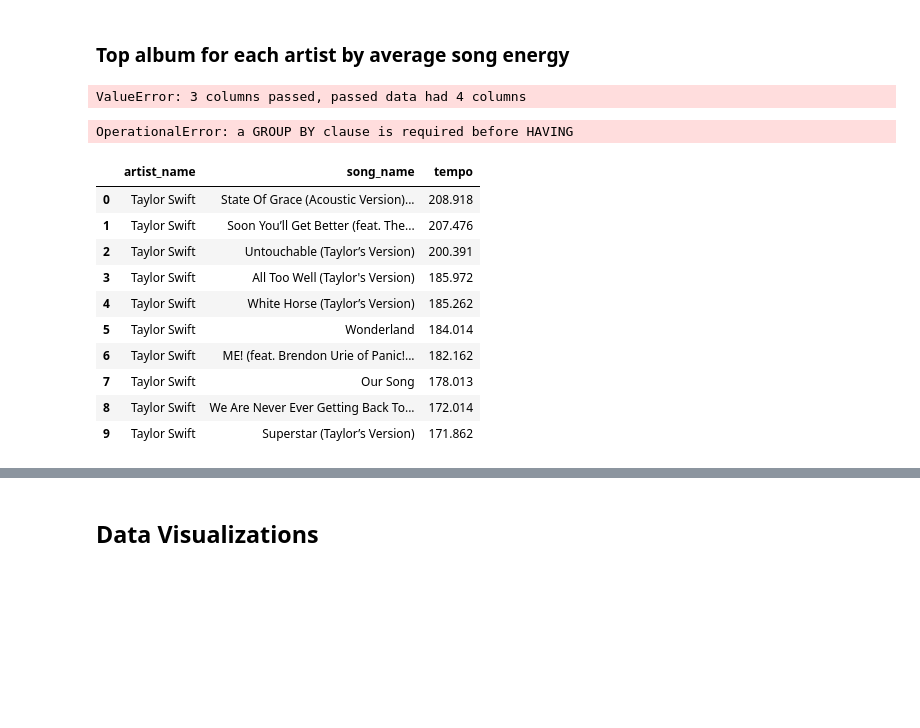
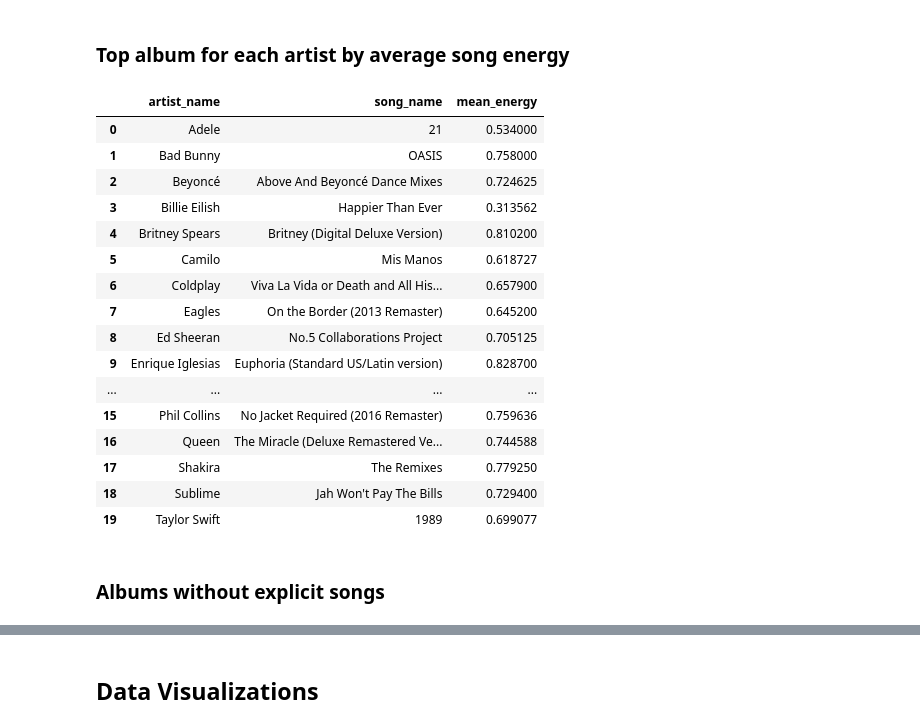
Before and after one commit to vmorenocosta/vanguard_de_project, a Jupyter notebook: submission/notebooks/p2_data_visualization.ipynb, the cells around one changed output, grey strips where cells are left out. Saved outputs shown, nothing was run; the diff lists cells and outputs as text; code cells hidden in the pictures; blank space fills up the shorter version.

```diff
--- a/submission/notebooks/p2_data_visualization.ipynb
+++ b/submission/notebooks/p2_data_visualization.ipynb
@@ -204,9 +181 @@ query_top_1_album_by_artist_by_mean_song_energy = """
     """
-# %%
-retrieve_query_pd(query_top_1_album_by_artist_by_mean_song_energy, ['artist_name', 'album_name', 'mean_energy'], 'spotify')
-# %% [output]
-ValueError: 3 columns passed, passed data had 4 columns
-# %%
-retrieve_query_pd(query_top_1_album_by_artist_by_mean_song_energy, ['artist_name', 'album_name', 'mean_energy','SDFS'], 'spotify')
-# %% [output]
-OperationalError: a GROUP BY clause is required before HAVING
@@ -223,14 +184,22 @@ add_view(query_top_10_songs_by_artist_by_tempo, 'top_10_songs_by_artist_by_tempo
 # %%
-retrieve_query_pd("SELECT * FROM top_10_songs_by_artist_by_tempo where artist_name = 'Taylor Swift'",['artist_name','song_name','tempo'], 'spotify')
+retrieve_query_pd("SELECT * FROM top_1_album_by_artist_by_mean_song_energy",['artist_name','song_name','mean_energy'], 'spotify')
 # %% [output]
-|  | artist_name | song_name | tempo |
-| 0 | Taylor Swift | State Of Grace (Acoustic Version)... | 208.918 |
-| 1 | Taylor Swift | Soon You’ll Get Better (feat. The... | 207.476 |
-| 2 | Taylor Swift | Untouchable (Taylor’s Version) | 200.391 |
-| 3 | Taylor Swift | All Too Well (Taylor's Version) | 185.972 |
-| 4 | Taylor Swift | White Horse (Taylor’s Version) | 185.262 |
-| 5 | Taylor Swift | Wonderland | 184.014 |
-| 6 | Taylor Swift | ME! (feat. Brendon Urie of Panic!... | 182.162 |
-| 7 | Taylor Swift | Our Song | 178.013 |
-| 8 | Taylor Swift | We Are Never Ever Getting Back To... | 172.014 |
-| 9 | Taylor Swift | Superstar (Taylor’s Version) | 171.862 |
+|  | artist_name | song_name | mean_energy |
+| 0 | Adele | 21 | 0.534000 |
+| 1 | Bad Bunny | OASIS | 0.758000 |
+| 2 | Beyoncé | Above And Beyoncé Dance Mixes | 0.724625 |
+| 3 | Billie Eilish | Happier Than Ever | 0.313562 |
+| 4 | Britney Spears | Britney (Digital Deluxe Version) | 0.810200 |
+| 5 | Camilo | Mis Manos | 0.618727 |
+| 6 | Coldplay | Viva La Vida or Death and All His... | 0.657900 |
+| 7 | Eagles | On the Border (2013 Remaster) | 0.645200 |
+| 8 | Ed Sheeran | No.5 Collaborations Project | 0.705125 |
+| 9 | Enrique Iglesias | Euphoria (Standard US/Latin version) | 0.828700 |
+| ... | ... | ... | ... |
+| 15 | Phil Collins | No Jacket Required (2016 Remaster) | 0.759636 |
+| 16 | Queen | The Miracle (Deluxe Remastered Ve... | 0.744588 |
+| 17 | Shakira | The Remixes | 0.779250 |
+| 18 | Sublime | Jah Won't Pay The Bills | 0.729400 |
+| 19 | Taylor Swift | 1989 | 0.699077 |
+# %% [markdown]
+### Albums without explicit songs
```
Also changed, not shown: parts of 35 cells of this notebook, 7 other files.
